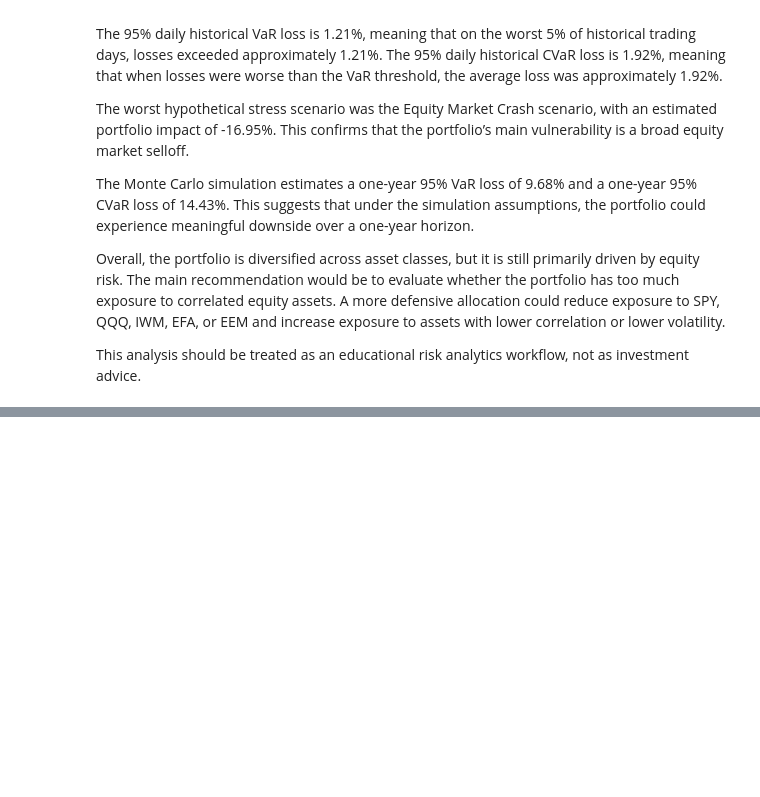
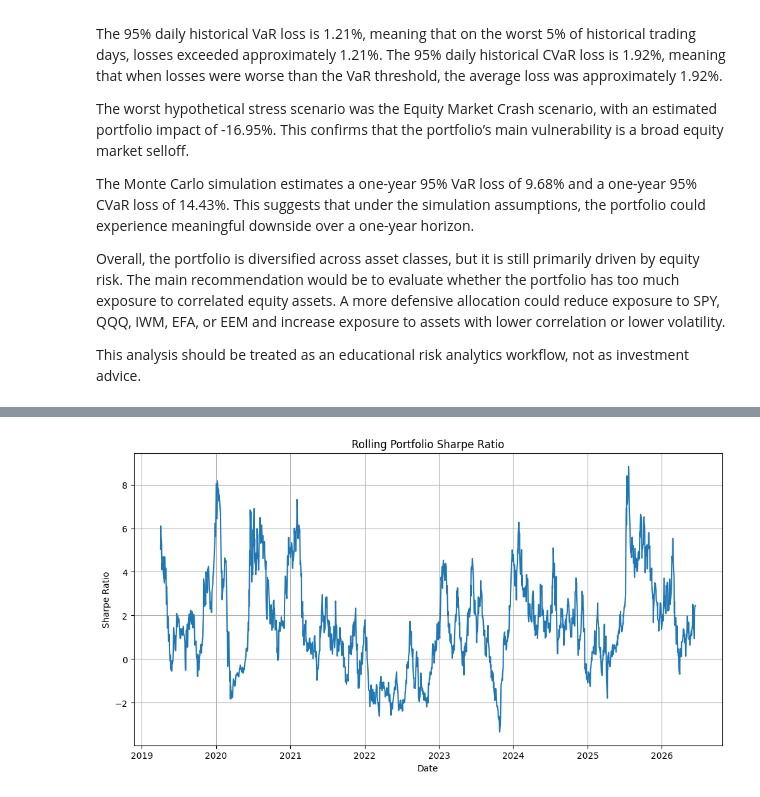
Before and after one commit to jimech/market-risk-analytics-python, a Jupyter notebook: notebooks/executed_01_portfolio_risk_modeling.ipynb, the cells around one changed output, grey strips where cells are left out. Saved outputs shown, nothing was run; the diff lists cells and outputs as text; code cells hidden in the pictures; blank space fills up the shorter version.

```diff
--- a/notebooks/executed_01_portfolio_risk_modeling.ipynb
+++ b/notebooks/executed_01_portfolio_risk_modeling.ipynb
@@ -951,0 +989,10 @@ This analysis should be treated as an educational risk analytics workflow, not a
+# %%
+plt.figure(figsize=(12, 6))
+plt.plot(rolling_sharpe_ratio)
+plt.title("Rolling Portfolio Sharpe Ratio")
+plt.xlabel("Date")
+plt.ylabel("Sharpe Ratio")
+plt.grid(True)
+plt.show()
+# %% [output]
+[figure, added]
```
Also changed, not shown: parts of 48 cells of this notebook, 2 other files.
